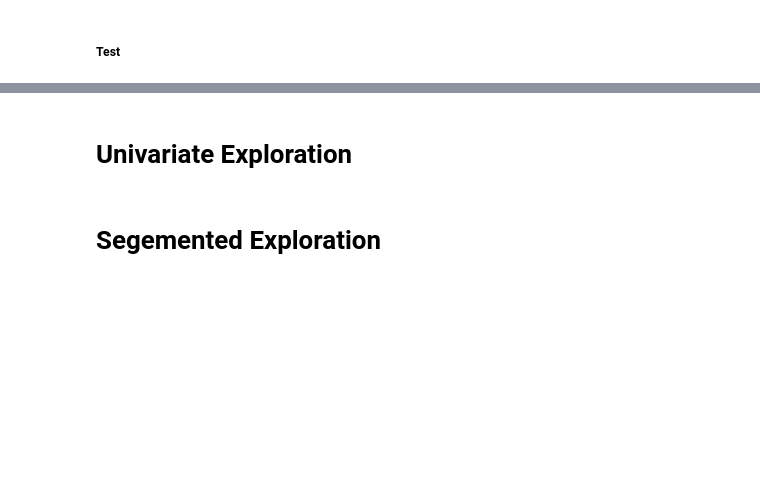
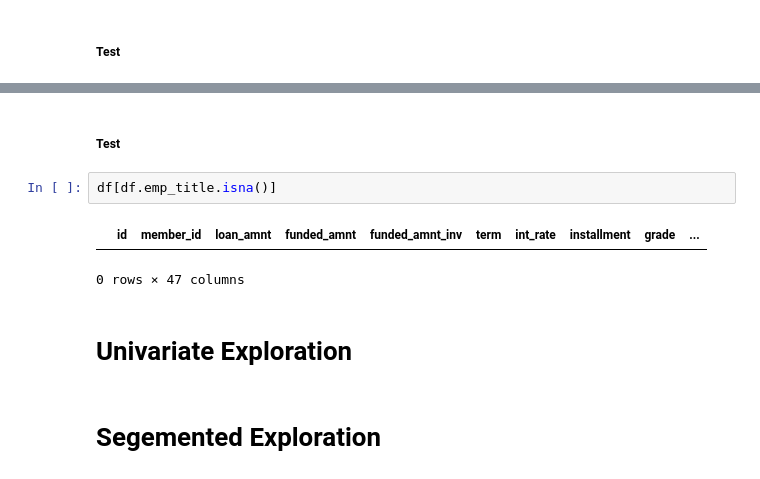
Before and after one commit to aputatun/LendingClubCaseStudy, a Jupyter notebook: Ankan/Group_Facilitator_Name.ipynb, the cells around one changed output, grey strips where cells are left out. Drawn from its saved outputs; the diff is of its cells as text; blank space fills up the shorter version.

```diff
--- a/Ankan/Group_Facilitator_Name.ipynb
+++ b/Ankan/Group_Facilitator_Name.ipynb
@@ -92,3 +256,10 @@ df.drop_columns(['tot_hi_cred_lim','total_bal_ex_mort'])
+# %% [markdown]
+##### Test
+# %%
+df[df.emp_title.isna()]
+# %% [output]
+|  | id | member_id | loan_amnt | funded_amnt | funded_amnt_inv | term | int_rate | installment | grade | ... |
+0 rows × 47 columns
 # %% [markdown]
 # Univariate Exploration
 # %% [markdown]
```
Also changed, not shown: parts of 39 cells of this notebook.
